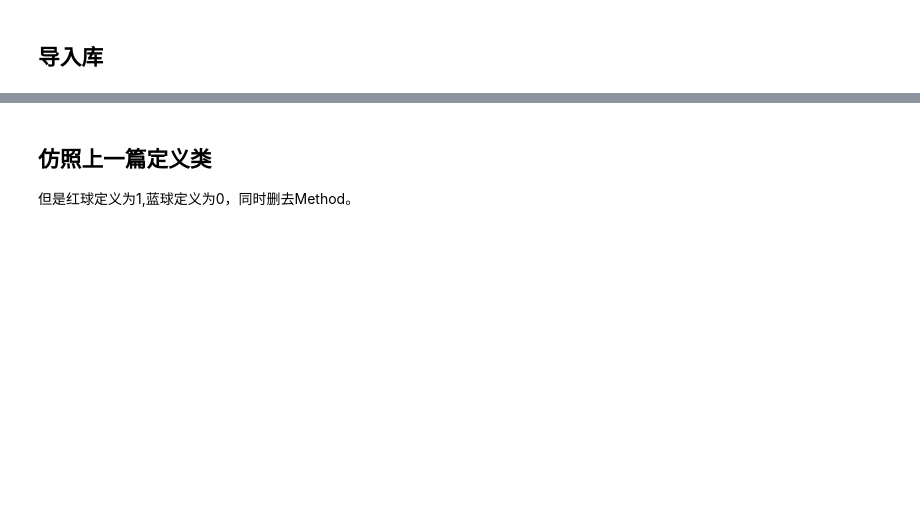
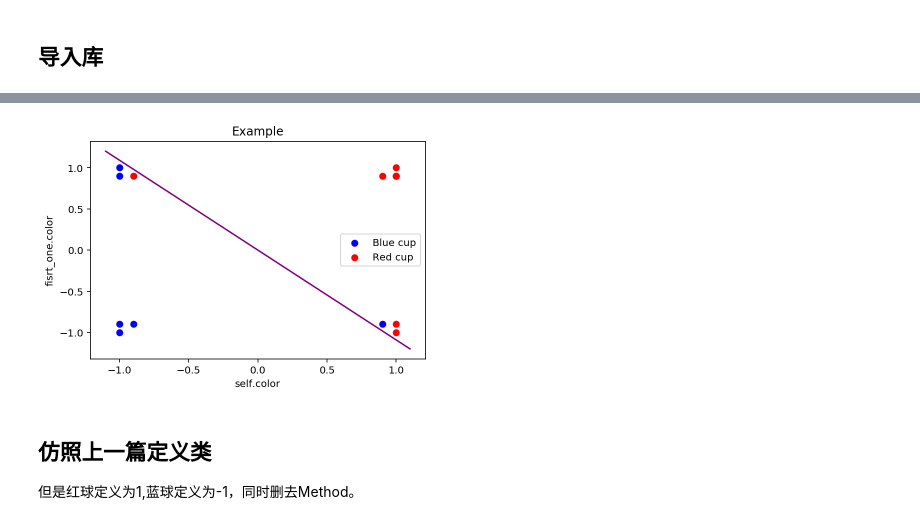
Before and after one commit to QSCTech-Sange/Information-Cascade-in-Python, a Jupyter notebook: Neural Network Version.ipynb, the cells around one changed output, grey strips where cells are left out. Drawn from its saved outputs; the diff is of its cells as text; code cells hidden in the pictures; blank space fills up the shorter version.

```diff
--- a/Neural Network Version.ipynb
+++ b/Neural Network Version.ipynb
@@ -33,6 +62,19 @@ import fractions
+# %%
+X = np.array([[-1,-1],[-1,0.9],[1,0.9],[-1,-0.9],[-1,1],[0.9,-0.9],[-0.9,-0.9],[-0.9,0.9],[1,-1],[0.9,0.9],[1,1],[1,0.9],[1,-0.9]])
+x1,y1,x2,y2 = -1.1,1.2,1.1,-1.2
+plt.scatter(X[:7, 0], X[:7, 1], color='blue',label = 'Blue cup')
+plt.scatter(X[7:, 0], X[7:, 1], color='red',label = 'Red cup')
+plt.plot([x1,x2], [y1,y2],'purple')
+plt.xlabel('self.color')
+plt.legend(loc = 'best')
+plt.ylabel('fisrt_one.color')
+plt.title('Example')
+plt.show()
+# %% [output]
+[figure, added]
 # %% [markdown]
 ## 仿照上一篇定义类
-但是红球定义为1,蓝球定义为0，同时删去Method。
+但是红球定义为1,蓝球定义为-1，同时删去Method。
 # %%
 class Ball:
     def __init__(self, color):
```
Also changed, not shown: parts of 28 cells of this notebook, 4 other files.
